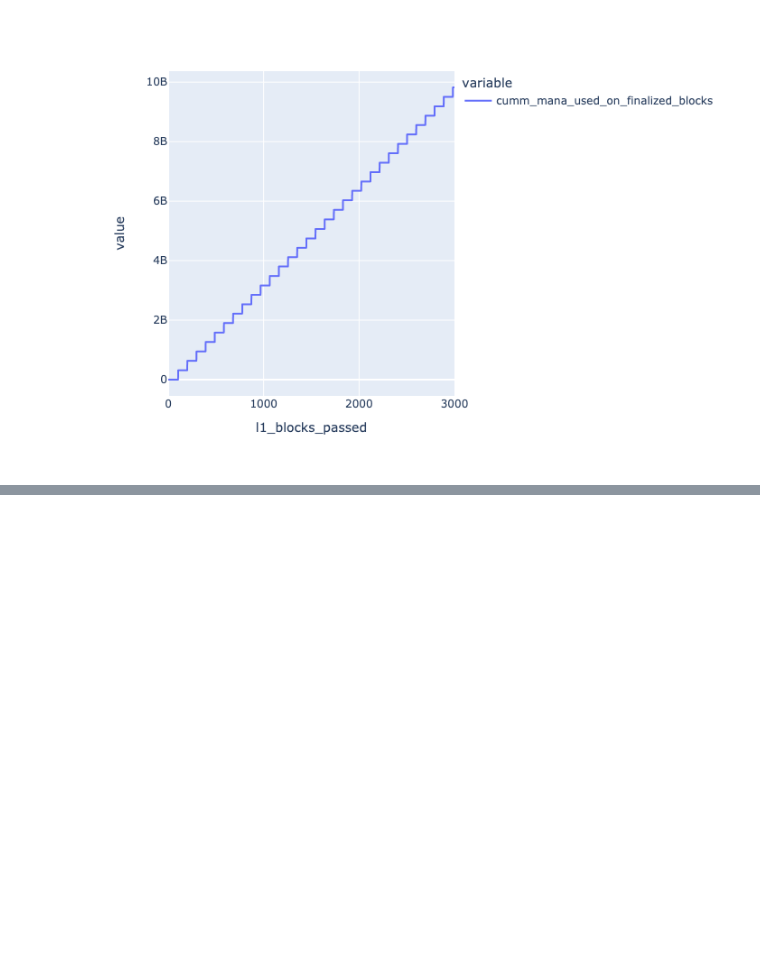
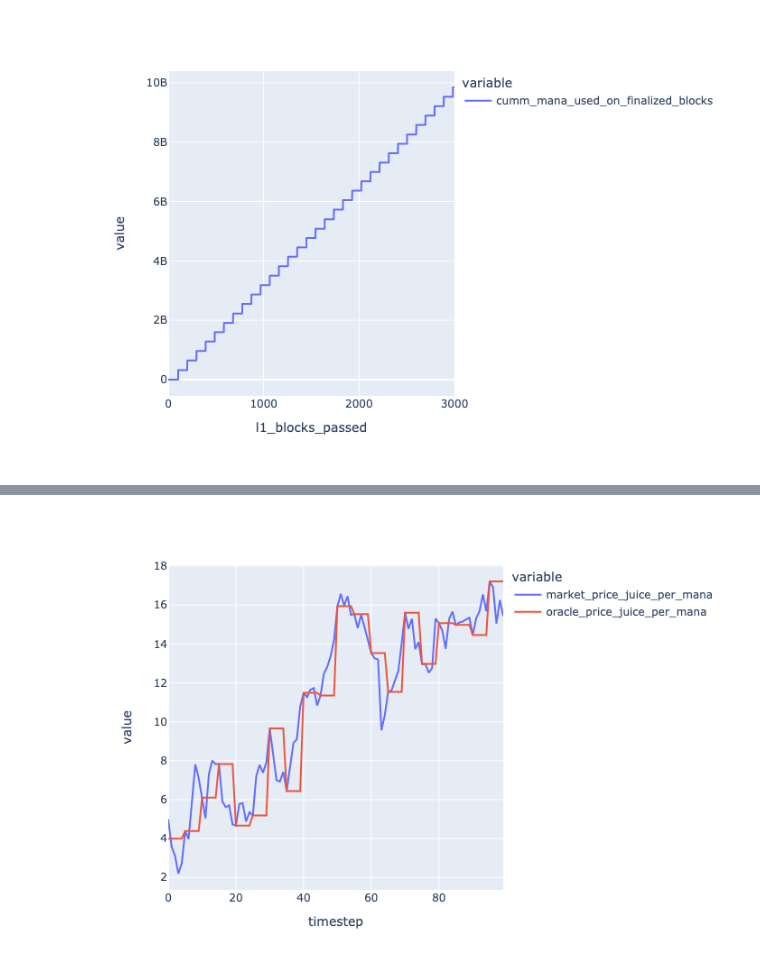
Before and after one commit to BlockScience/aztec-gddt-v2, a Jupyter notebook: notebooks/test_run.ipynb, the cells around one changed output, grey strips where cells are left out. Saved outputs shown, nothing was run; the diff lists cells and outputs as text; code cells hidden in the pictures; blank space fills up the shorter version.

```diff
--- a/notebooks/test_run.ipynb
+++ b/notebooks/test_run.ipynb
@@ -140,0 +150,7 @@ fig.show()
+# %%
+y = ['market_price_juice_per_mana', 'oracle_price_juice_per_mana']
+
+fig = px.line(sim_df.query('timestep < 100'), x=x, y=y)
+fig.show()
+# %% [output]
+[figure, added]
```
Also changed, not shown: parts of 9 cells of this notebook, 4 other files.
